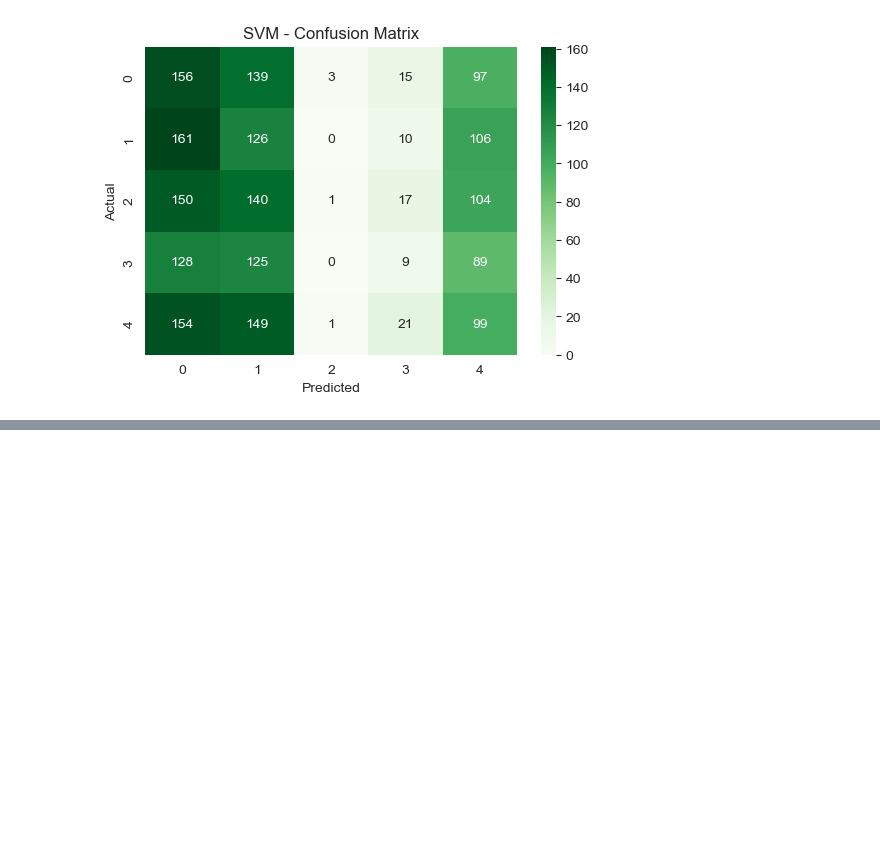
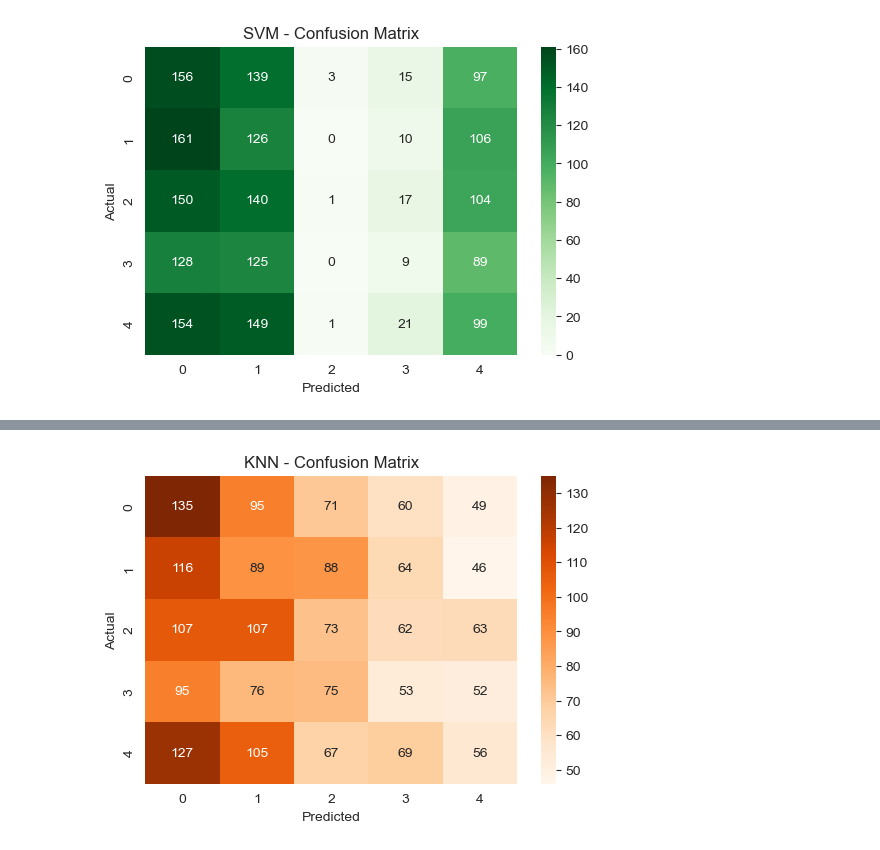
Before and after one commit to Sagar-S-R/carPriceAnalysis, a Jupyter notebook: analysis/carPriceAnaysis.ipynb, the cells around one changed output, grey strips where cells are left out. Drawn from its saved outputs; the diff is of its cells as text; code cells hidden in the pictures; blank space fills up the shorter version.

```diff
--- a/analysis/carPriceAnaysis.ipynb
+++ b/analysis/carPriceAnaysis.ipynb
@@ -198,3 +198,9 @@ plt.ylabel("Actual")
 plt.show()
 # %% [output]
 [figure]
+# %%
+param_grid_knn = {'n_neighbors': list(range(1, 21))}
+knn = KNeighborsClassifier()
+grid_knn = GridSearchCV(knn, param_grid_knn, cv=5)
+grid_knn.fit(X_train_scaled, y_train)
+best_knn = grid_knn.best_estimator_
@@ -200,0 +211,5 @@ plt.show()
+# %%
+y_pred_knn = best_knn.predict(X_test_scaled)
+acc_knn = accuracy_score(y_test, y_pred_knn)
+print("KNN Accuracy:", acc_knn)
+print("\nClassification Report:\n", classification_report(y_test, y_pred_knn))
@@ -200,0 +231,10 @@ plt.show()
+# %%
+cm_knn = confusion_matrix(y_test, y_pred_knn)
+plt.figure(figsize=(6,4))
+sns.heatmap(cm_knn, annot=True, fmt='d', cmap='Oranges')
+plt.title("KNN - Confusion Matrix")
+plt.xlabel("Predicted")
+plt.ylabel("Actual")
+plt.show()
+# %% [output]
+[figure, added]
```
Also changed, not shown: parts of 2 cells of this notebook.
